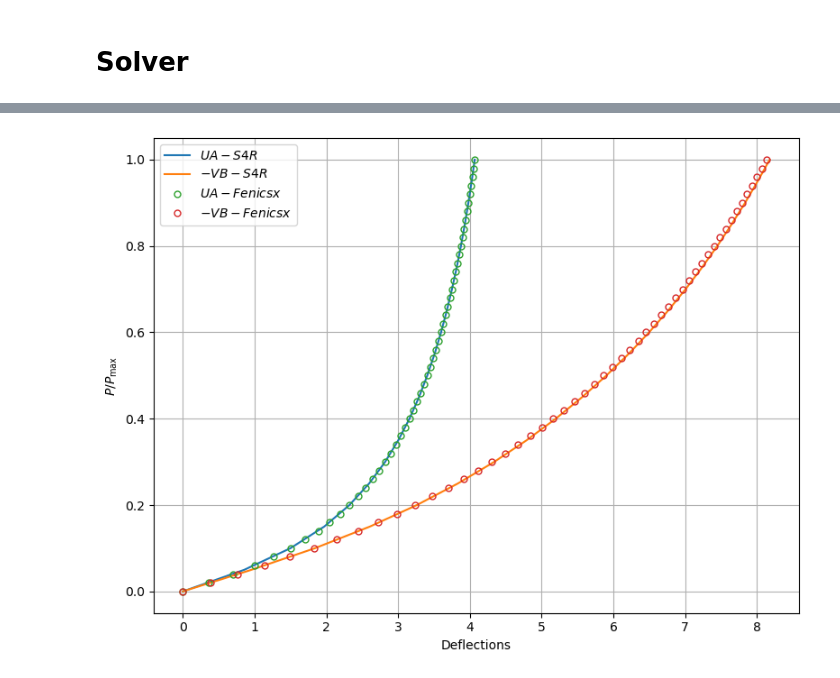
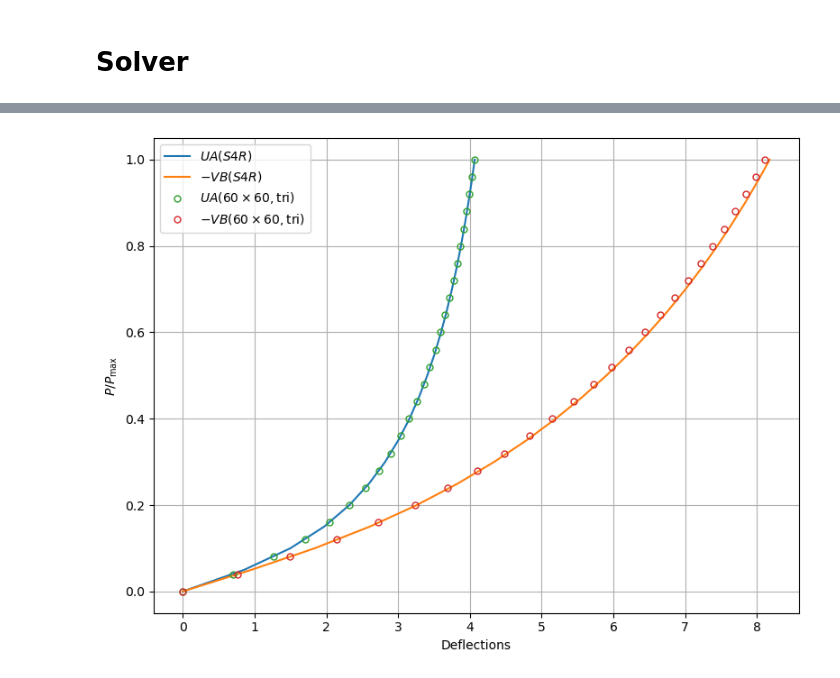
Before and after one commit to TianYangEPFL/fenicsx-shells, a Jupyter notebook: demo/demo_nonlinear-naghdi-radial-hemisphere.ipynb, the cells around one changed output, grey strips where cells are left out. Drawn from its saved outputs; the diff is of its cells as text; code cells hidden in the pictures.

```diff
--- a/demo/demo_nonlinear-naghdi-radial-hemisphere.ipynb
+++ b/demo/demo_nonlinear-naghdi-radial-hemisphere.ipynb
@@ -20,7 +38,7 @@ import pyvista
 # %%
 from pathlib import Path
 
-results_folder = Path("results/nonlinear_Naghdi/radial-hemisphere")
+results_folder = Path(f"results/nonlinear_Naghdi/radial-hemisphere/{nex}_{ney}_{ele_type}")
 results_folder.mkdir(exist_ok=True, parents=True)
 
 pyvista.start_xvfb()
@@ -476,23 +469,25 @@ opts[f"{option_prefix}pc_type"] = "lu"
 opts[f"{option_prefix}pc_factor_mat_solver_type"] = "mumps"
 ksp.setFromOptions()
 # %%
-file_u = dolfinx.io.VTKFile(mesh.comm, results_folder/"u_naghdi.pvd", "w")
-file_theta = dolfinx.io.VTKFile(mesh.comm, results_folder/"theta_naghdi.pvd", "w")
-file_phi = dolfinx.io.VTKFile(mesh.comm, results_folder/"phi_naghdi.pvd", "w")
+file_u = dolfinx.io.VTKFile(mesh.comm, results_folder/"u.pvd", "w")
+file_theta = dolfinx.io.VTKFile(mesh.comm, results_folder/"theta.pvd", "w")
+file_phi = dolfinx.io.VTKFile(mesh.comm, results_folder/"phi.pvd", "w")
 
 bb_point_A = np.array([[W1, 0.0, 0.0]], dtype=np.float64)
 bb_point_B = np.array([[W1, L, 0.0]], dtype=np.float64)
 def write_files():
-    u_P2B3 = q_func.sub(0).collapse()
-    theta_P2 = q_func.sub(1).collapse()
+    phi_FS = functionspace(mesh, blocked_element(P2, shape=(3,)))
+    if ele_type == "tri_enriched":
+        u_P2B3 = q_func.sub(0).collapse()
+        u_P2 = Function(phi_FS)
+        u_P2.interpolate(u_P2B3)
+    else:
+        u_P2 = q_func.sub(0).collapse()
 
-    phi_FS = functionspace(mesh, blocked_element(P2, shape=(3,)))
-    phi_expr = Expression(phi0_ufl + u_P2B3, phi_FS.element.interpolation_points())
+    phi_expr = Expression(phi0_ufl + u_P2, phi_FS.element.interpolation_points())
     phi_func = Function(phi_FS)
     phi_func.interpolate(phi_expr)
-
-    u_P2 = Function(phi_FS)
-    u_P2.interpolate(u_P2B3)
+    theta_P2 = q_func.sub(1).collapse()
 
     file_u.write_function(u_P2, i)
     file_theta.write_function(theta_P2, i)
@@ -593,31 +574,38 @@ Widget(value='<iframe src="http://localhost:49995/index.html?ui=P_0x3364c6510_0&
 # %%
 import matplotlib.pyplot as plt
 
 if mesh.comm.rank == 0:
     P_S4R = np.array([0.00, 0.050, 0.100, 0.150,
                       0.20, 0.25, 0.30, 0.35, 0.40, 0.45, 0.50,
                       0.55, 0.60, 0.65, 0.70, 0.75, 0.80, 0.85,
                       0.90, 0.95, 1.00])
 
     UA_S4R = np.array([0.00, 0.855, 1.499, 1.969, 2.321, 2.596, 2.819,
                        3.002, 3.158, 3.291, 3.406, 3.508, 3.598, 3.678, 3.750,
                        3.816, 3.875, 3.929, 3.979, 4.025, 4.067])
     VB_S4R = np.array([0.00, 0.955, 1.840, 2.604, 3.261, 3.833, 4.339, 4.790,
                        5.196, 5.565, 5.902, 6.212, 6.497, 6.761, 7.006, 7.234,
                        7.448, 7.647, 7.835, 8.011, 8.178])
 
+    np.savetxt(results_folder/"UA.txt", UA_list)
+    np.savetxt(results_folder/"VB.txt", VB_list)
+    np.savetxt(results_folder/"Ps_Pmax.txt", PS_list/PS_max)
 
     plt.figure(figsize=(8.0, 6.0))
-    plt.plot(UA_S4R, P_S4R, "-", label="$UA-S4R$")
-    plt.plot(VB_S4R, P_S4R, "-", label="$-VB-S4R$")
-    plt.plot(UA_list, PS_list / PS_max, "o", markersize=5, markerfacecolor='none', markevery = 1, label="$UA-Fenicsx$")
-    plt.plot(-VB_list, PS_list / PS_max, "o", markersize=5, markerfacecolor='none', markevery = 1, label="$-VB-Fenicsx$")
+    plt.plot(UA_S4R, P_S4R, "-", label="$UA(S4R)$")
+    plt.plot(VB_S4R, P_S4R, "-", label="$-VB(S4R)$")
+    plt.plot(UA_list, PS_list / PS_max, "o", markersize=5, markerfacecolor='none',
+             markevery = 2, label=f"$UA({nex}\\times{ney},${ele_type})")
+
+    plt.plot(-VB_list, PS_list / PS_max, "o", markersize=5, markerfacecolor='none',
+             markevery = 2, label=f"$-VB({nex}\\times{ney},${ele_type})")
+
     plt.xlabel("Deflections")
     plt.ylabel(r"$P/P_{\mathrm{max}}$")
     #plt.xlim(0, 5)
     plt.legend()
     plt.grid()
     plt.tight_layout()
-    plt.savefig(results_folder/"comparisons.png")
+    plt.savefig(results_folder/"comparisons.png", dpi=300)
 # %% [output]
-[figure, old version]
+[figure, new version]
```
Also changed, not shown: parts of 22 cells of this notebook, 5 other files.
